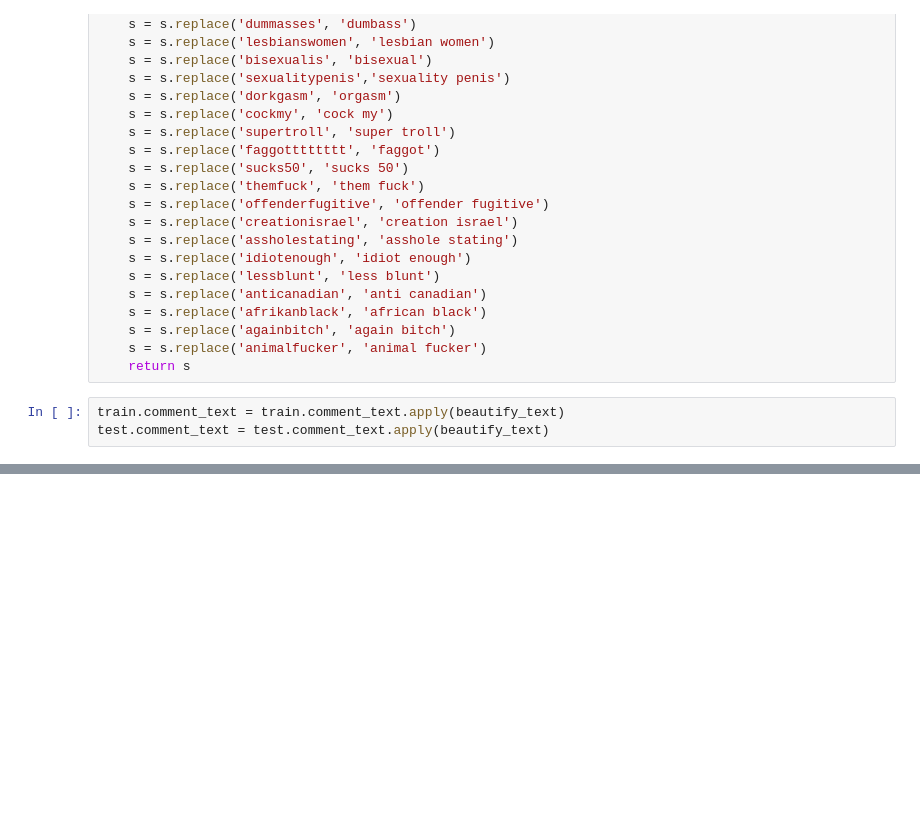
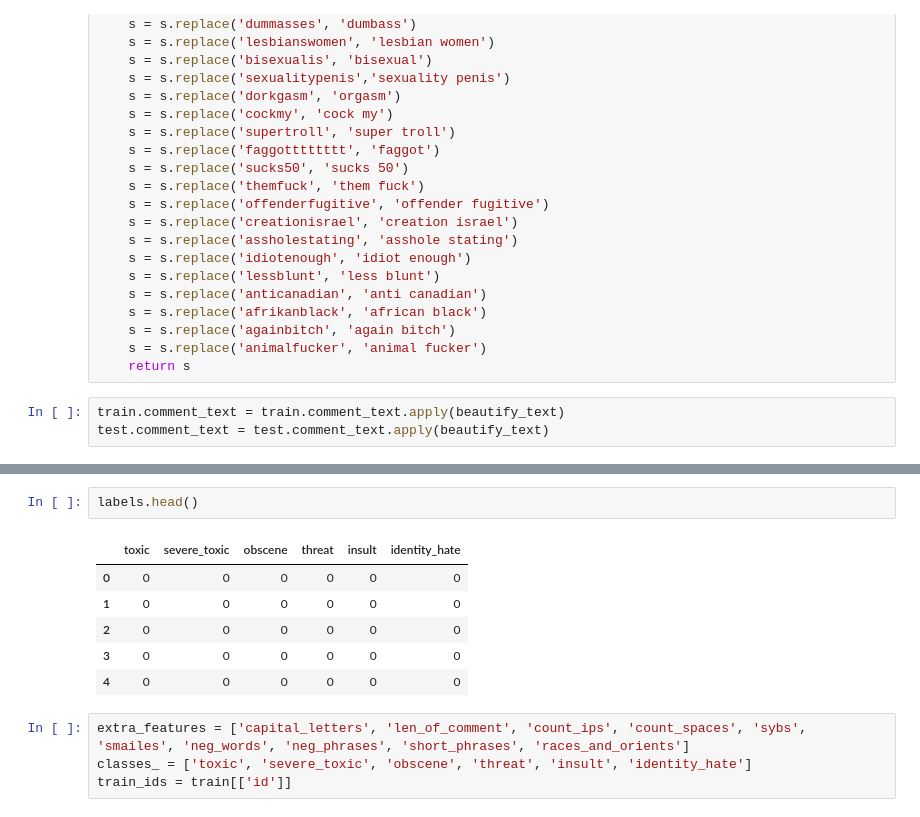
Before and after one commit to BobrG/IreneGit, a Jupyter notebook: Kaggle_Toxic_Comments.ipynb, the cells around one changed output, grey strips where cells are left out. Drawn from its saved outputs; the diff is of its cells as text; blank space fills up the shorter version.

```diff
--- a/Kaggle_Toxic_Comments.ipynb
+++ b/Kaggle_Toxic_Comments.ipynb
@@ -323,0 +188,13 @@ logloss_scores = [log_loss(y_eval, y_pred_chain >= .5)
+# %%
+labels.head()
+# %% [output]
+|  | toxic | severe_toxic | obscene | threat | insult | identity_hate |
+| 0 | 0 | 0 | 0 | 0 | 0 | 0 |
+| 1 | 0 | 0 | 0 | 0 | 0 | 0 |
+| 2 | 0 | 0 | 0 | 0 | 0 | 0 |
+| 3 | 0 | 0 | 0 | 0 | 0 | 0 |
+| 4 | 0 | 0 | 0 | 0 | 0 | 0 |
+# %%
+extra_features = ['capital_letters', 'len_of_comment', 'count_ips', 'count_spaces', 'sybs', 'smailes', 'neg_words', 'neg_phrases', 'short_phrases', 'races_and_orients']
+classes_ = ['toxic', 'severe_toxic', 'obscene', 'threat', 'insult', 'identity_hate']
+train_ids = train[['id']]
```
Also changed, not shown: parts of 68 cells of this notebook.
